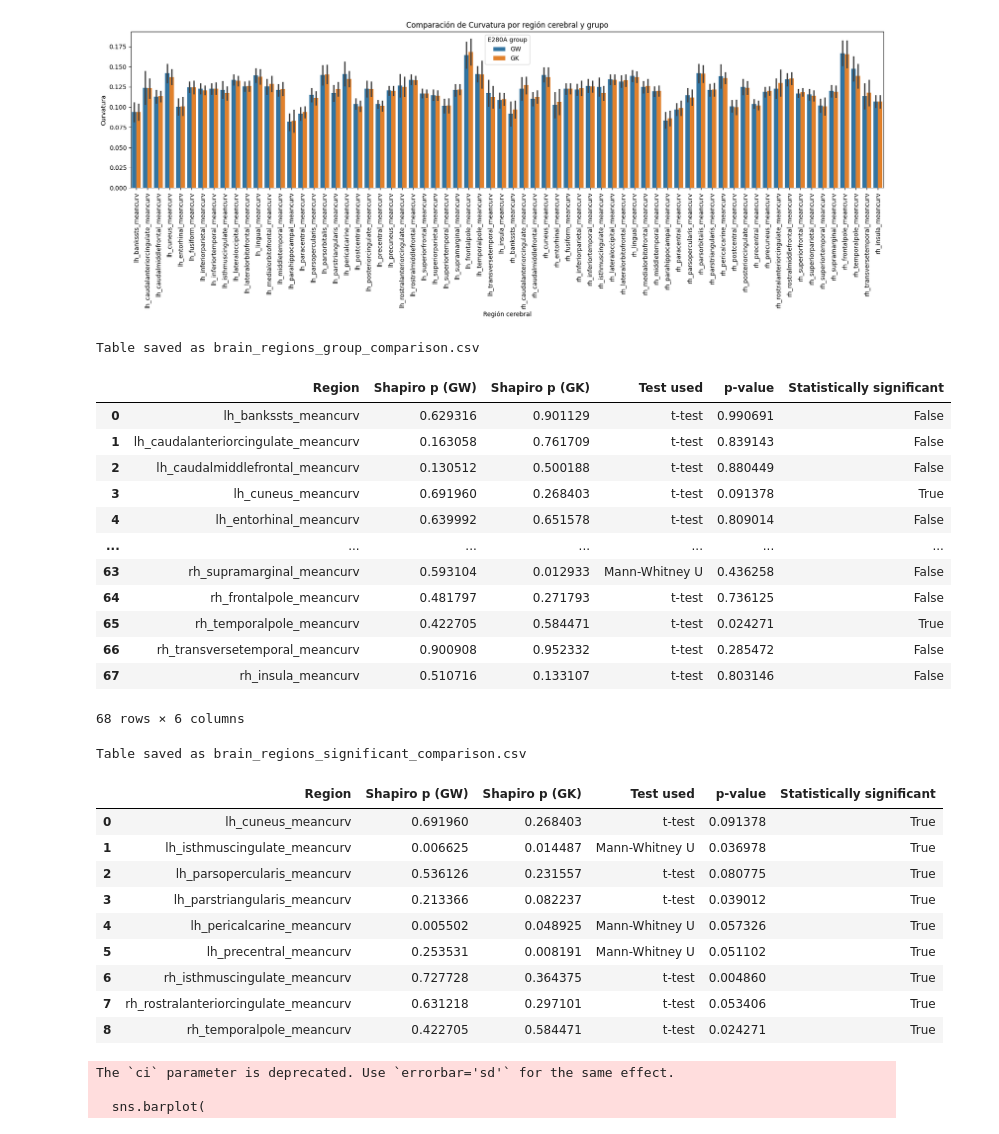
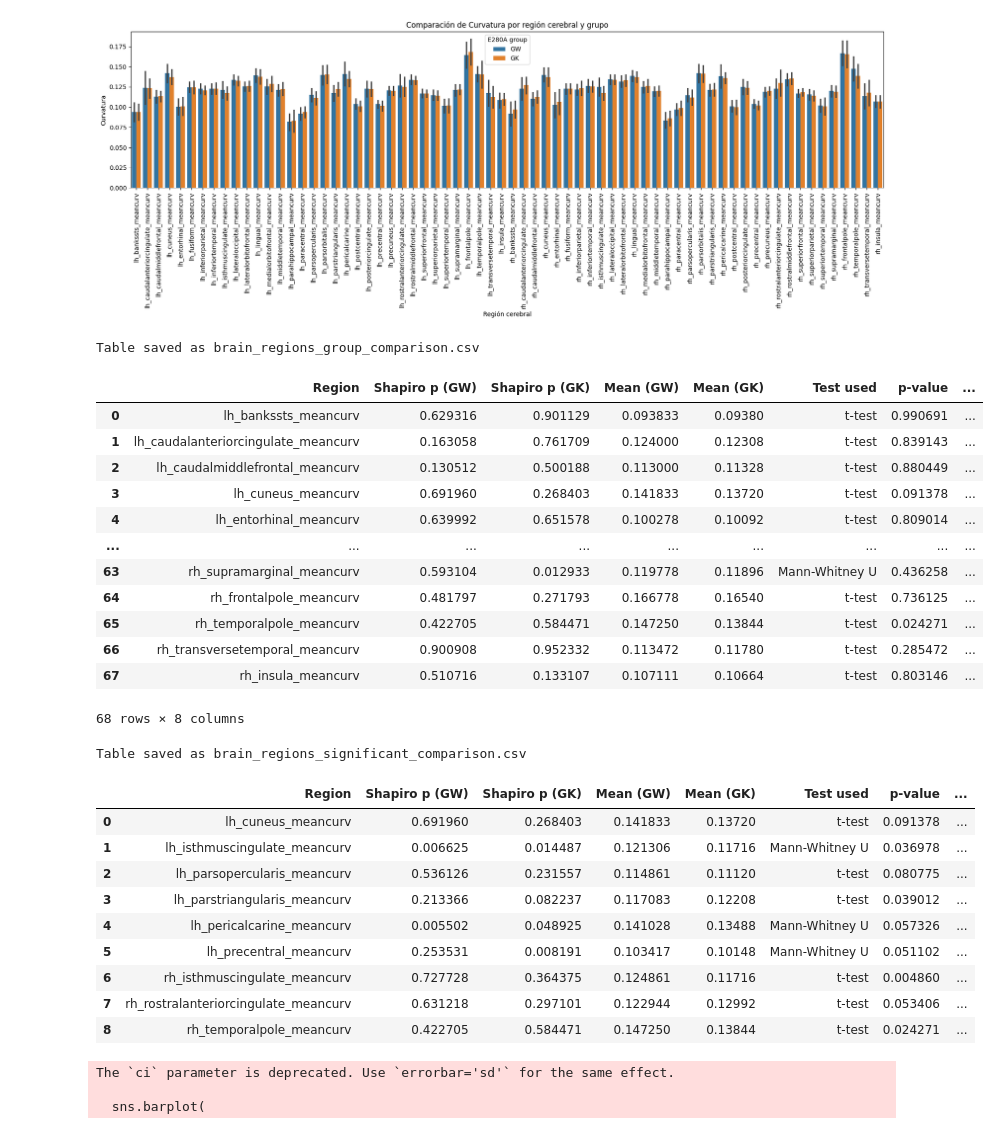
Before and after one commit to JPDevOpti/VolumetricAnalysis_MagneticResonance, a Jupyter notebook: Notebooks/Curv_Analysis.ipynb, the cells around one changed output. Cells and saved outputs as stored; diff of their text form; code cells hidden in the pictures.

Commit message:
Correction Tables

```diff
--- a/Notebooks/Curv_Analysis.ipynb
+++ b/Notebooks/Curv_Analysis.ipynb
@@ -231,46 +231,48 @@ for region in region_columns:
     shapiro_p2 = shapiro(data2).pvalue if len(data2) >= 3 else None
     both_normal = (
         shapiro_p1 is not None and shapiro_p2 is not None and
         shapiro_p1 > 0.05 and shapiro_p2 > 0.05
     )
     if both_normal:
         test = "t-test"
         stat, p_val = ttest_ind(data1, data2)
     else:
         test = "Mann-Whitney U"
         if len(data1) >= 3 and len(data2) >= 3:
             stat, p_val = mannwhitneyu(data1, data2, alternative='two-sided')
         else:
             p_val = None
     significant = p_val is not None and p_val < 0.1
     results.append({
         'Region': region,
         f'Shapiro p ({groups[0]})': shapiro_p1,
         f'Shapiro p ({groups[1]})': shapiro_p2,
+        f'Mean ({groups[0]})': data1.mean() if len(data1) > 0 else None,
+        f'Mean ({groups[1]})': data2.mean() if len(data2) > 0 else None,
         'Test used': test,
         'p-value': p_val,
         'Statistically significant': significant
     })
 
 comparison_table = pd.DataFrame(results)
 comparison_table.to_csv("brain_regions_group_comparison.csv", index=False)
 print("Table saved as brain_regions_group_comparison.csv")
 display(comparison_table)
 # %% [output]
 Table saved as brain_regions_group_comparison.csv
-|  | Region | Shapiro p (GW) | Shapiro p (GK) | Test used | p-value | Statistically significant |
-| 0 | lh_bankssts_meancurv | 0.629316 | 0.901129 | t-test | 0.990691 | False |
-| 1 | lh_caudalanteriorcingulate_meancurv | 0.163058 | 0.761709 | t-test | 0.839143 | False |
-| 2 | lh_caudalmiddlefrontal_meancurv | 0.130512 | 0.500188 | t-test | 0.880449 | False |
-| 3 | lh_cuneus_meancurv | 0.691960 | 0.268403 | t-test | 0.091378 | True |
-| 4 | lh_entorhinal_meancurv | 0.639992 | 0.651578 | t-test | 0.809014 | False |
-| ... | ... | ... | ... | ... | ... | ... |
-| 63 | rh_supramarginal_meancurv | 0.593104 | 0.012933 | Mann-Whitney U | 0.436258 | False |
-| 64 | rh_frontalpole_meancurv | 0.481797 | 0.271793 | t-test | 0.736125 | False |
-| 65 | rh_temporalpole_meancurv | 0.422705 | 0.584471 | t-test | 0.024271 | True |
-| 66 | rh_transversetemporal_meancurv | 0.900908 | 0.952332 | t-test | 0.285472 | False |
-| 67 | rh_insula_meancurv | 0.510716 | 0.133107 | t-test | 0.803146 | False |
+|  | Region | Shapiro p (GW) | Shapiro p (GK) | Mean (GW) | Mean (GK) | Test used | p-value | ... |
+| 0 | lh_bankssts_meancurv | 0.629316 | 0.901129 | 0.093833 | 0.09380 | t-test | 0.990691 | ... |
+| 1 | lh_caudalanteriorcingulate_meancurv | 0.163058 | 0.761709 | 0.124000 | 0.12308 | t-test | 0.839143 | ... |
+| 2 | lh_caudalmiddlefrontal_meancurv | 0.130512 | 0.500188 | 0.113000 | 0.11328 | t-test | 0.880449 | ... |
+| 3 | lh_cuneus_meancurv | 0.691960 | 0.268403 | 0.141833 | 0.13720 | t-test | 0.091378 | ... |
+| 4 | lh_entorhinal_meancurv | 0.639992 | 0.651578 | 0.100278 | 0.10092 | t-test | 0.809014 | ... |
+| ... | ... | ... | ... | ... | ... | ... | ... | ... |
+| 63 | rh_supramarginal_meancurv | 0.593104 | 0.012933 | 0.119778 | 0.11896 | Mann-Whitney U | 0.436258 | ... |
+| 64 | rh_frontalpole_meancurv | 0.481797 | 0.271793 | 0.166778 | 0.16540 | t-test | 0.736125 | ... |
+| 65 | rh_temporalpole_meancurv | 0.422705 | 0.584471 | 0.147250 | 0.13844 | t-test | 0.024271 | ... |
+| 66 | rh_transversetemporal_meancurv | 0.900908 | 0.952332 | 0.113472 | 0.11780 | t-test | 0.285472 | ... |
+| 67 | rh_insula_meancurv | 0.510716 | 0.133107 | 0.107111 | 0.10664 | t-test | 0.803146 | ... |
-68 rows × 6 columns
+68 rows × 8 columns
 # %%
 # Assuming you already have 'comparison_table' from your previous code
 
@@ -288,16 +290,16 @@ print("Table saved as brain_regions_significant_comparison.csv")
 display(significant_table)
 # %% [output]
 Table saved as brain_regions_significant_comparison.csv
-|  | Region | Shapiro p (GW) | Shapiro p (GK) | Test used | p-value | Statistically significant |
-| 0 | lh_cuneus_meancurv | 0.691960 | 0.268403 | t-test | 0.091378 | True |
-| 1 | lh_isthmuscingulate_meancurv | 0.006625 | 0.014487 | Mann-Whitney U | 0.036978 | True |
-| 2 | lh_parsopercularis_meancurv | 0.536126 | 0.231557 | t-test | 0.080775 | True |
-| 3 | lh_parstriangularis_meancurv | 0.213366 | 0.082237 | t-test | 0.039012 | True |
-| 4 | lh_pericalcarine_meancurv | 0.005502 | 0.048925 | Mann-Whitney U | 0.057326 | True |
-| 5 | lh_precentral_meancurv | 0.253531 | 0.008191 | Mann-Whitney U | 0.051102 | True |
-| 6 | rh_isthmuscingulate_meancurv | 0.727728 | 0.364375 | t-test | 0.004860 | True |
-| 7 | rh_rostralanteriorcingulate_meancurv | 0.631218 | 0.297101 | t-test | 0.053406 | True |
-| 8 | rh_temporalpole_meancurv | 0.422705 | 0.584471 | t-test | 0.024271 | True |
+|  | Region | Shapiro p (GW) | Shapiro p (GK) | Mean (GW) | Mean (GK) | Test used | p-value | ... |
+| 0 | lh_cuneus_meancurv | 0.691960 | 0.268403 | 0.141833 | 0.13720 | t-test | 0.091378 | ... |
+| 1 | lh_isthmuscingulate_meancurv | 0.006625 | 0.014487 | 0.121306 | 0.11716 | Mann-Whitney U | 0.036978 | ... |
+| 2 | lh_parsopercularis_meancurv | 0.536126 | 0.231557 | 0.114861 | 0.11120 | t-test | 0.080775 | ... |
+| 3 | lh_parstriangularis_meancurv | 0.213366 | 0.082237 | 0.117083 | 0.12208 | t-test | 0.039012 | ... |
+| 4 | lh_pericalcarine_meancurv | 0.005502 | 0.048925 | 0.141028 | 0.13488 | Mann-Whitney U | 0.057326 | ... |
+| 5 | lh_precentral_meancurv | 0.253531 | 0.008191 | 0.103417 | 0.10148 | Mann-Whitney U | 0.051102 | ... |
+| 6 | rh_isthmuscingulate_meancurv | 0.727728 | 0.364375 | 0.124861 | 0.11716 | t-test | 0.004860 | ... |
+| 7 | rh_rostralanteriorcingulate_meancurv | 0.631218 | 0.297101 | 0.122944 | 0.12992 | t-test | 0.053406 | ... |
+| 8 | rh_temporalpole_meancurv | 0.422705 | 0.584471 | 0.147250 | 0.13844 | t-test | 0.024271 | ... |
 # %%
 import matplotlib.pyplot as plt
 import seaborn as sns
```
Also changed, not shown: 3 other files.
